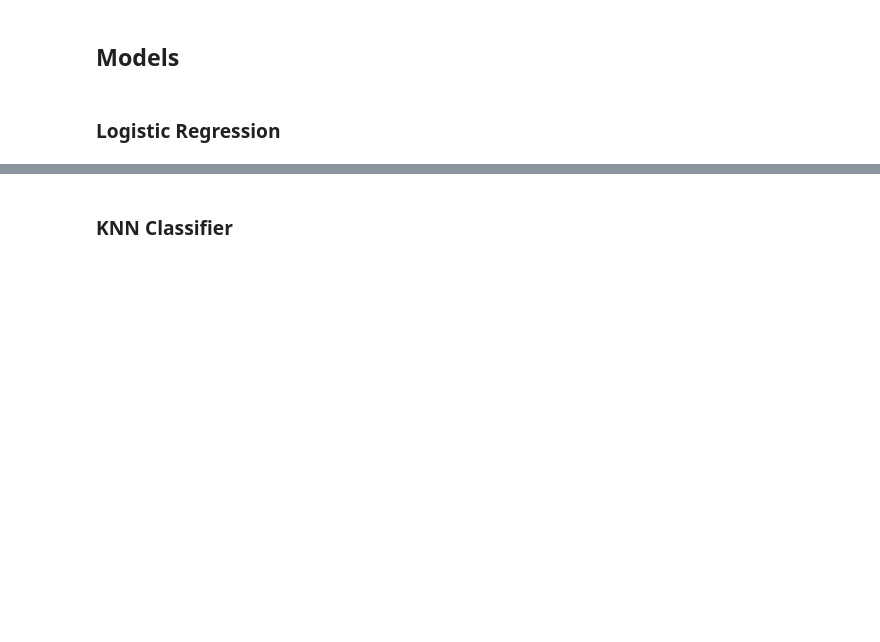
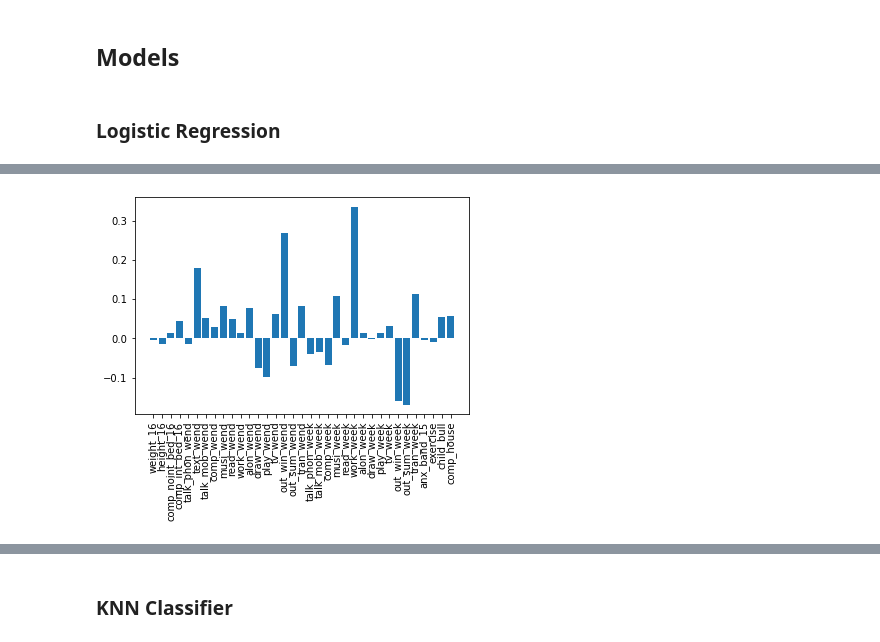
Before and after one commit to kkadzielna/project_14, a Jupyter notebook: compare.ipynb, the cells around one changed output, grey strips where cells are left out. Drawn from its saved outputs; the diff is of its cells as text; code cells hidden in the pictures; blank space fills up the shorter version.

```diff
--- a/compare.ipynb
+++ b/compare.ipynb
@@ -450,3 +450,91 @@ def print_metrics(model, X_train, y_train, X_test, y_test, model_name):
 from sklearn.linear_model import LogisticRegression
 
 clf = LogisticRegression(penalty = 'l2', max_iter = 1000, C = 1e-07, solver = 'newton-cg')
+# %%
+#normal data and weights
+
+clf = LogisticRegression(penalty = 'l2', max_iter = 1000, C = 0.01, solver = 'newton-cg')
+#combined variable
+
+#train imbalanced, test imbalanced
+clf.fit(X_train_comb_imb, y_train_comb_imb)
+y_pred = clf.predict(X_test_comb_imb)
+print(f1_score(y_test_comb_imb, y_pred, average = 'macro'))
+print(recall_score(y_test_comb_imb, y_pred, pos_label = 1))
+print(np.bincount(y_test_comb_imb.astype('int')), np.bincount(y_pred.astype('int')))
+plt.bar(X_combined_b.columns, clf.coef_.reshape(35,))
+plt.xticks(rotation = 90)
+plt.show()
+
+#train imbalanced, test balanced
+clf.fit(X_train_comb_imb, y_train_comb_imb)
+y_pred = clf.predict(X_test_comb_b)
+print(f1_score(y_test_comb_b,y_pred, average = 'macro'))
+print(recall_score(y_test_comb_b, y_pred, pos_label = 1))
+print(np.bincount(y_test_comb_b.astype('int')), np.bincount(y_pred.astype('int')))
+plt.bar(X_combined_b.columns, clf.coef_.reshape(35,))
+plt.xticks(rotation = 90)
+plt.show()
+
+#train balanced, test imbalanced
+clf.fit(X_train_comb_b, y_train_comb_b)
+y_pred = clf.predict(X_test_comb_imb)
+print(f1_score(y_test_comb_imb, y_pred, average = 'macro'))
+print(recall_score(y_test_comb_imb, y_pred, pos_label = 1))
+print(np.bincount(y_test_comb_imb.astype('int')), np.bincount(y_pred.astype('int')))
+plt.bar(X_combined_b.columns, clf.coef_.reshape(35,))
+plt.xticks(rotation = 90)
+plt.show()
+
+#train balanced, test balanced
+clf.fit(X_train_comb_b, y_train_comb_b)
+y_pred = clf.predict(X_test_comb_b)
+print(f1_score(y_pred, y_test_comb_b, average = 'macro'))
+print(recall_score(y_test_comb_b, y_pred, pos_label = 1))
+print(np.bincount(y_test_comb_b.astype('int')), np.bincount(y_pred.astype('int')))
+plt.bar(X_combined_b.columns, clf.coef_.reshape(35,))
+plt.xticks(rotation = 90)
+plt.show()
+
+#has_dep_diag
+
+#train imbalanced, test imbalanced
+clf.fit(X_train_hasdep_imb, y_train_hasdep_imb)
+y_pred = clf.predict(X_test_hasdep_imb)
+print(f1_score(y_pred, y_test_hasdep_imb, average = 'macro'))
+print(recall_score(y_test_hasdep_imb, y_pred, pos_label = 1))
+print(np.bincount(y_test_hasdep_imb.astype('int')), np.bincount(y_pred.astype('int')))
+plt.bar(X_combined_b.columns, clf.coef_.reshape(35,))
+plt.xticks(rotation = 90)
+plt.show()
+
+#train imbalanced, test balanced
+clf.fit(X_train_hasdep_imb, y_train_hasdep_imb)
+y_pred = clf.predict(X_test_hasdep_b)
+print(f1_score(y_pred, y_test_hasdep_b, average = 'macro'))
+print(recall_score(y_test_hasdep_b, y_pred, pos_label = 1))
+print(np.bincount(y_test_hasdep_b.astype('int')), np.bincount(y_pred.astype('int')))
+plt.bar(X_combined_b.columns, clf.coef_.reshape(35,))
+plt.xticks(rotation = 90)
+plt.show()
+
+#train balanced, test imbalanced
+clf.fit(X_train_hasdep_b, y_train_hasdep_b)
+y_pred = clf.predict(X_test_hasdep_imb)
+print(f1_score(y_pred, y_test_hasdep_imb, average = 'macro'))
+print(recall_score(y_test_hasdep_imb, y_pred, pos_label = 1))
+print(np.bincount(y_test_hasdep_imb.astype('int')), np.bincount(y_pred.astype('int')))
+plt.bar(X_combined_b.columns, clf.coef_.reshape(35,))
+plt.xticks(rotation = 90)
+plt.show()
+
+#train balanced, test balanced
+clf.fit(X_train_hasdep_b, y_train_hasdep_b)
+y_pred = clf.predict(X_test_hasdep_b)
+print(f1_score(y_pred, y_test_hasdep_b, average = 'macro'))
+print(recall_score(y_test_hasdep_b, y_pred, pos_label = 1))
+print(np.bincount(y_test_hasdep_b.astype('int')), np.bincount(y_pred.astype('int')))
+plt.bar(X_combined_b.columns, clf.coef_.reshape(35,))
+plt.xticks(rotation = 90)
+plt.show()
+# %% [output]
@@ -452,0 +544 @@ clf = LogisticRegression(penalty = 'l2', max_iter = 1000, C = 1e-07, solver = 'n
+[figure, added]
```
Also changed, not shown: parts of 11 cells of this notebook.
